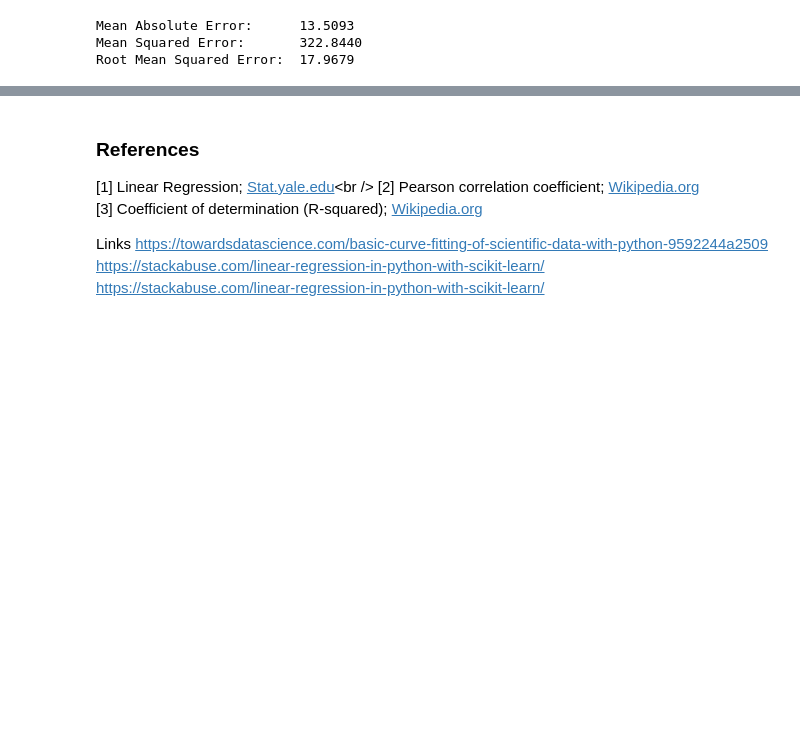
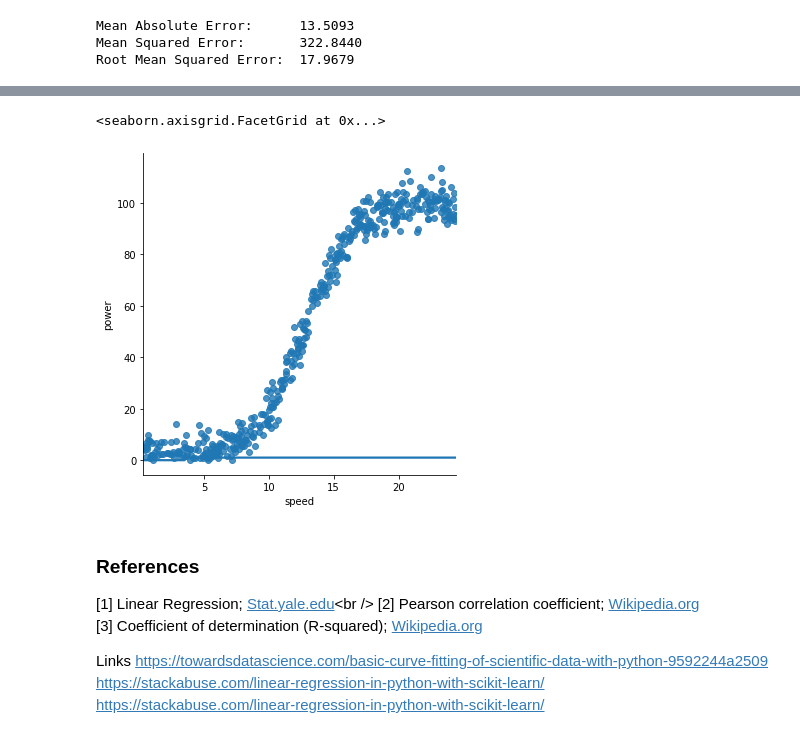
Before and after one commit to killfoley/fundamentalsofDA_project, a Jupyter notebook: Project.ipynb, the cells around one changed output, grey strips where cells are left out. Drawn from its saved outputs; the diff is of its cells as text; code cells hidden in the pictures; blank space fills up the shorter version.

Commit message:
just messing with seaborn lmplot logistic regression. div zero error

```diff
--- a/Project.ipynb
+++ b/Project.ipynb
@@ -222,3 +222,6 @@ print(f'Root Mean Squared Error: {np.sqrt(metrics.mean_squared_error(y_test, y_p
 Mean Absolute Error:      13.5093
 Mean Squared Error:       322.8440
 Root Mean Squared Error:  17.9679
+# %%
+dfnonzero = dfpower[dfpower['power'] != 0]
+dfnonzero
@@ -225,3 +242,8 @@ Root Mean Squared Error:  17.9679
+# %%
+sns.lmplot(x="speed", y="power", data=dfnonzero, logistic=True)
+# %% [output]
+<seaborn.axisgrid.FacetGrid at 0x...>
+[figure, added]
 # %% [markdown]
 ### References
 [1] Linear Regression; [Stat.yale.edu](http://www.stat.yale.edu/Courses/1997-98/101/linreg.htm#:~:text=Linear%20regression%20attempts%20to%20model,linear%20equation%20to%20observed%20data.&text=A%20linear%20regression%20line%20has,Y%20is%20the%20dependent%20variable.)<br />
```
Also changed, not shown: parts of 1 cell of this notebook.
